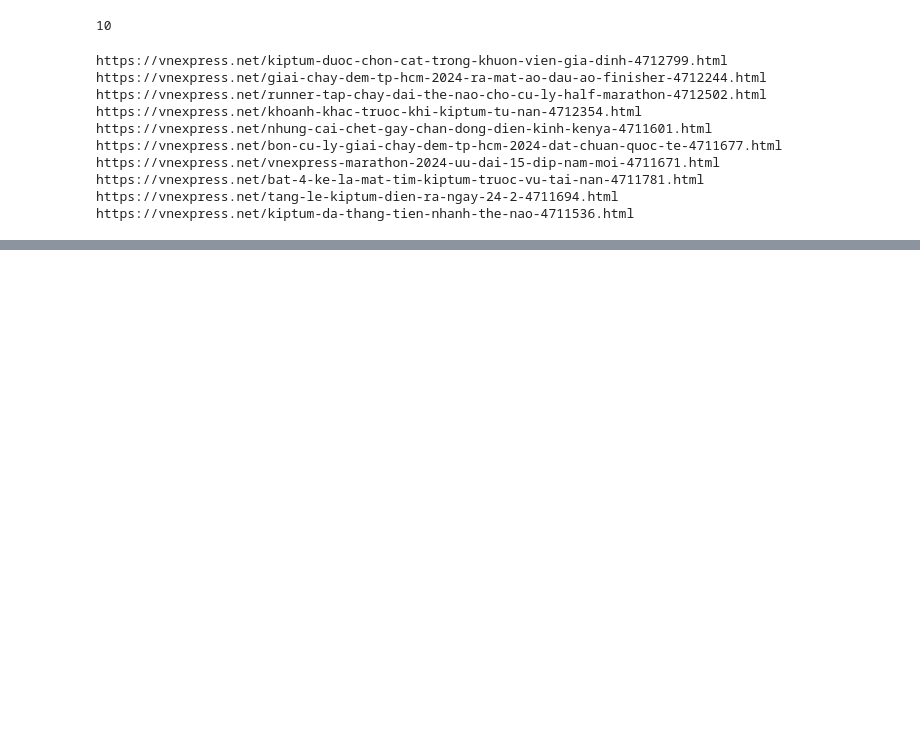
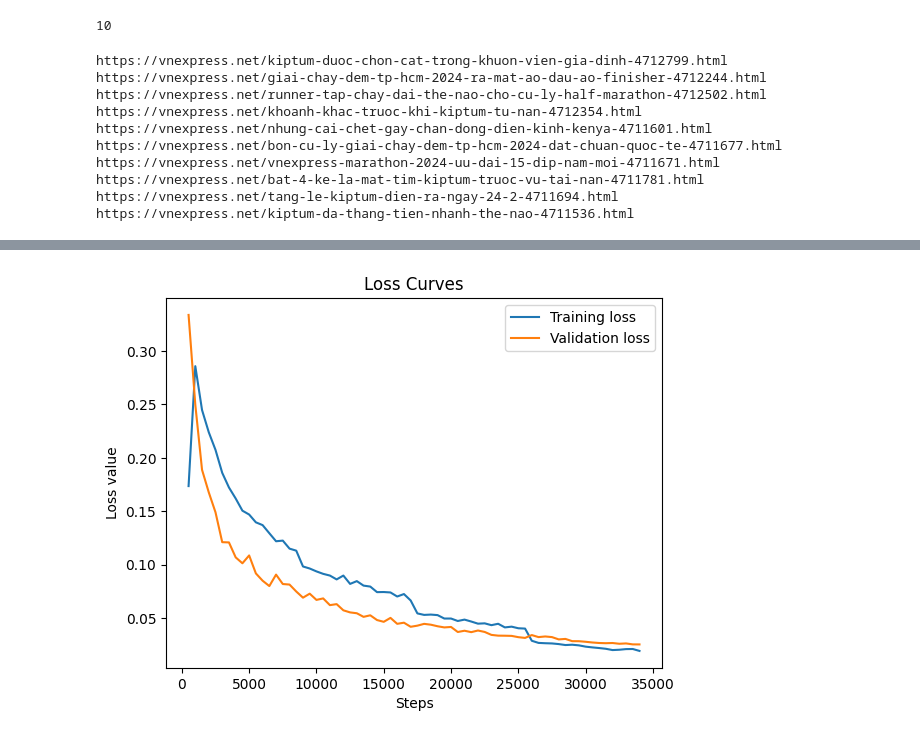
Before and after one commit to Toshiiiii1/VietDiacritics, a Jupyter notebook: data/test.ipynb, the cells around one changed output, grey strips where cells are left out. Drawn from its saved outputs; the diff is of its cells as text; code cells hidden in the pictures; blank space fills up the shorter version.

```diff
--- a/data/test.ipynb
+++ b/data/test.ipynb
@@ -112,0 +235,22 @@ for text in texts:
+# %%
+import seaborn as sns
+import matplotlib.pyplot as plt
+
+# Lấy dữ liệu training loss và validation loss
+train_loss = df["Training Loss"]
+val_loss = df["Validation Loss"]
+
+# Vẽ biểu đồ
+sns.lineplot(x="Step", y="Training Loss", data=df, label="Training loss")
+sns.lineplot(x="Step", y="Validation Loss", data=df, label="Validation loss")
+
+# Thêm tiêu đề và chú thích
+plt.title("Loss Curves")
+plt.xlabel("Steps")
+plt.ylabel("Loss value")
+plt.legend()
+
+# Hiển thị biểu đồ
+plt.show()
+# %% [output]
+[figure, added]
```
Also changed, not shown: parts of 10 cells of this notebook, 11 other files.
